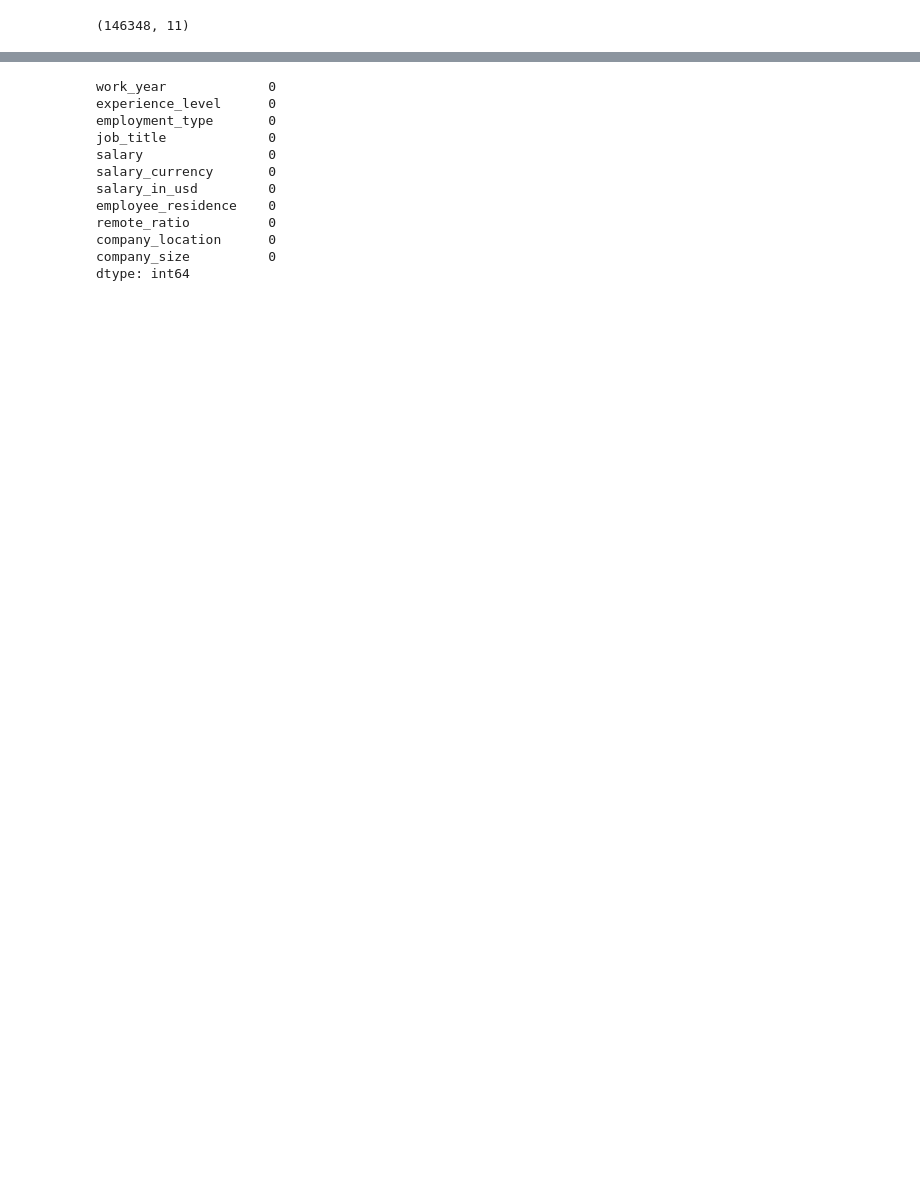
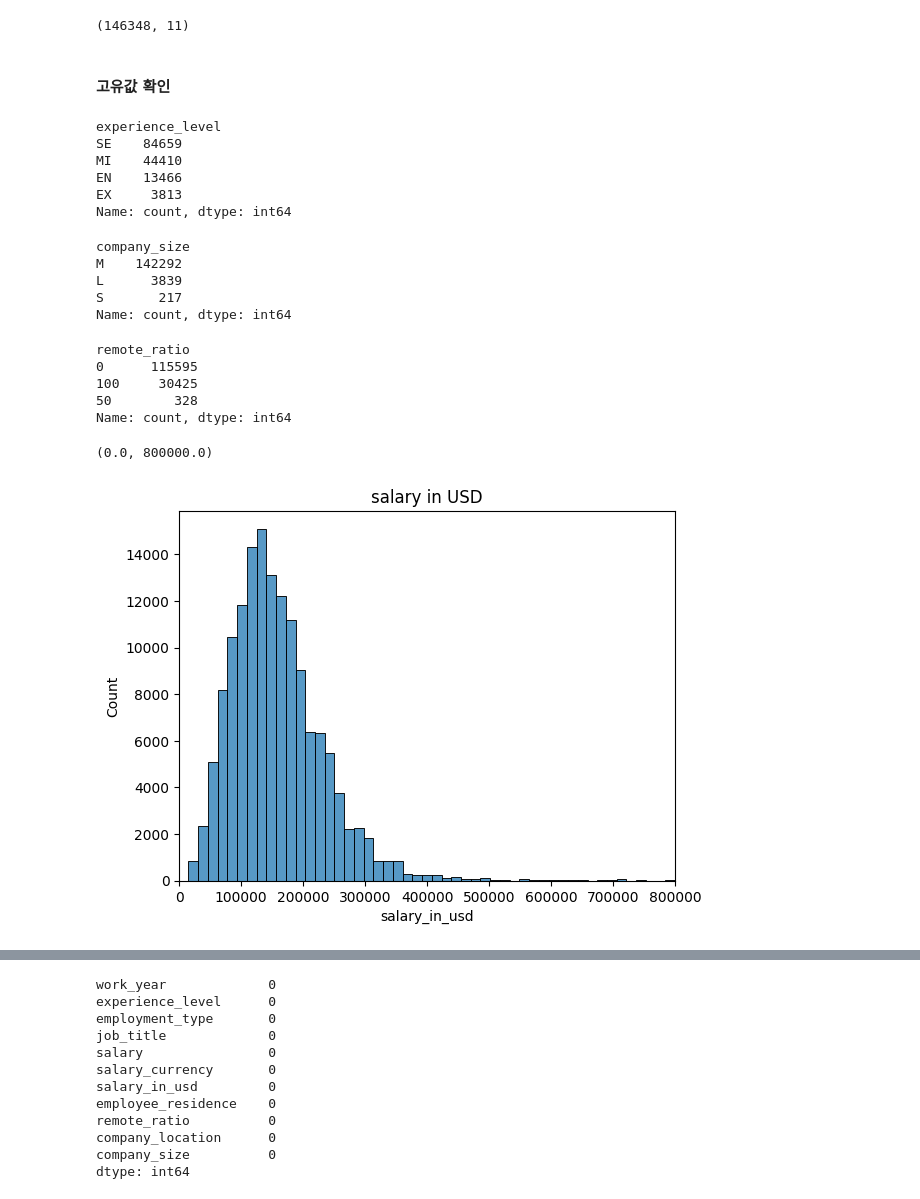
Before and after one commit to changdoong/learning-projects, a Jupyter notebook: datascience_df/salary_df.ipynb, the cells around one changed output, grey strips where cells are left out. Cells and saved outputs as stored; diff of their text form; code cells hidden in the pictures; blank space fills up the shorter version.

Commit message:
salary_df

```diff
--- a/datascience_df/salary_df.ipynb
+++ b/datascience_df/salary_df.ipynb
@@ -38,3 +42,37 @@ salary_df
 salary_df.shape
 # %% [output]
 (146348, 11)
+# %% [markdown]
+#### 고유값 확인
+# %%
+print(salary_df['experience_level'].value_counts())
+# %% [output]
+experience_level
+SE    84659
+MI    44410
+EN    13466
+EX     3813
+Name: count, dtype: int64
+# %%
+print(salary_df['company_size'].value_counts())
+# %% [output]
+company_size
+M    142292
+L      3839
+S       217
+Name: count, dtype: int64
+# %%
+print(salary_df['remote_ratio'].value_counts())
+# %% [output]
+remote_ratio
+0      115595
+100     30425
+50        328
+Name: count, dtype: int64
+# %%
+sns.histplot(salary_df['salary_in_usd'],bins=50)
+plt.title('salary in USD')
+plt.xlim(0,800000)
+# %% [output]
+(0.0, 800000.0)
+[figure, added]
```
Also changed, not shown: parts of 19 cells of this notebook.
